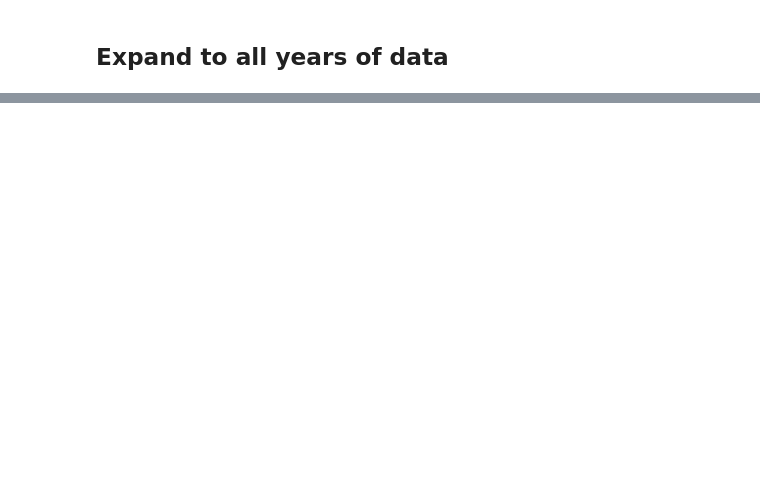
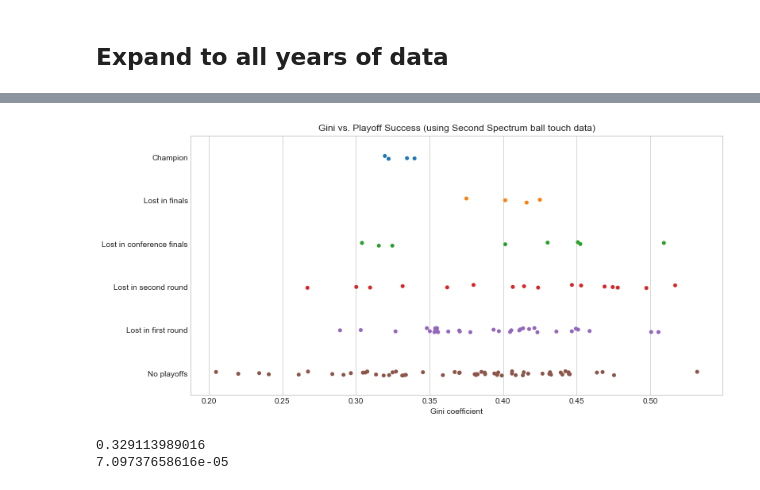
Before and after one commit to dalpert/thesis, a Jupyter notebook: thesis_ball_touch_scrape.ipynb, the cells around one changed output, grey strips where cells are left out. Saved outputs shown, nothing was run; the diff lists cells and outputs as text; code cells hidden in the pictures; blank space fills up the shorter version.

```diff
--- a/thesis_ball_touch_scrape.ipynb
+++ b/thesis_ball_touch_scrape.ipynb
@@ -239,0 +300,4 @@ g_log[g_log['playoffs'] == 5]
+# %%
+labels = ['No playoffs', 'Lost in first round', 'Lost in second round',
+                       'Lost in conference finals', 'Lost in finals', 'Champion']
+g_log['labels'] = [labels[int(i)] for i in g_log['playoffs']]
@@ -239,0 +313,19 @@ g_log[g_log['playoffs'] == 5]
+# %%
+import seaborn as sns
+sns.set_style("whitegrid")
+plt.figure(figsize=(12,6))
+sns.stripplot(x="gini", y="labels", data=g_log, jitter=0.05,
+              order=['Champion','Lost in finals','Lost in conference finals',
+                     'Lost in second round','Lost in first round','No playoffs'])
+plt.ylabel('')
+plt.xlabel('Gini coefficient')
+plt.title('Gini vs. Playoff Success (using Second Spectrum ball touch data)')
+plt.show()
+# %% [output]
+[figure, added]
+# %%
+print np.mean(g_log[g_log['playoffs'] == 5]['gini'])
+print np.var(g_log[g_log['playoffs'] == 5]['gini'])
+# %% [output]
+0.329113989016
+7.09737658616e-05
```
Also changed, not shown: parts of 15 cells of this notebook.
